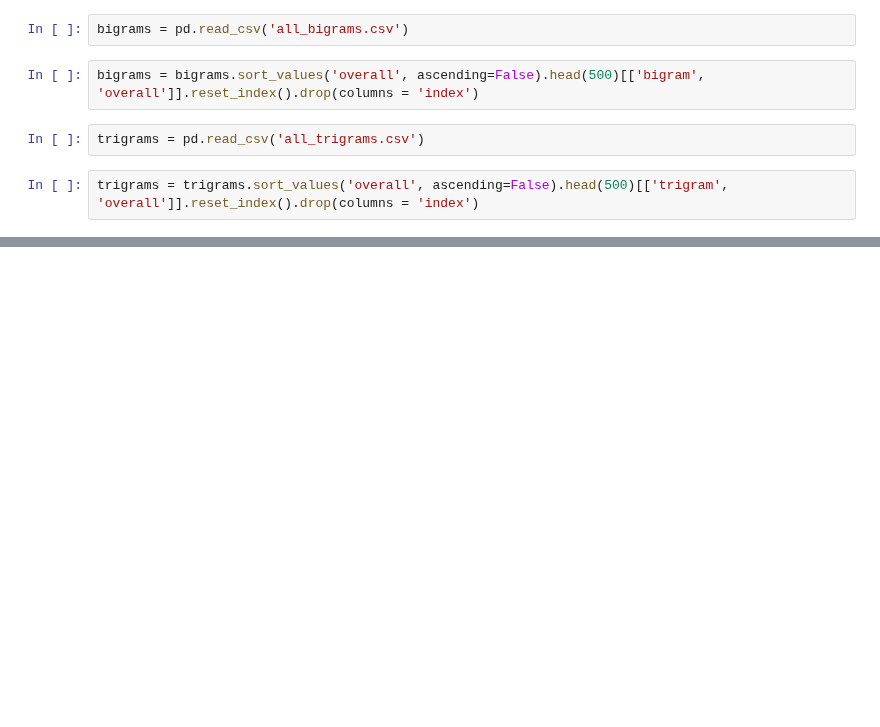
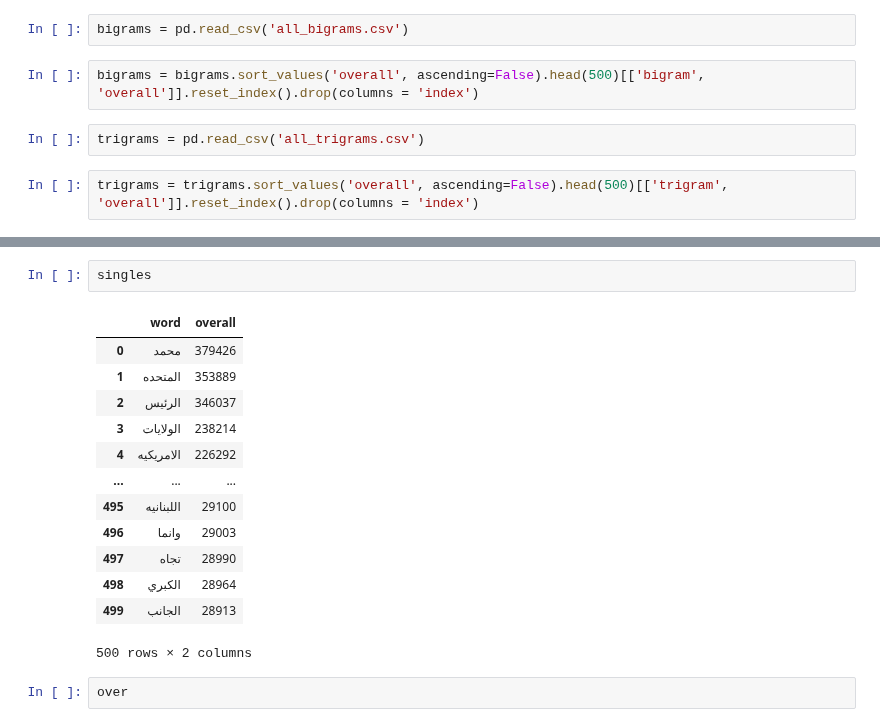
Before and after one commit to Rachuig-Green-Rackley-Shiben/arabic_media_nlp_project, a Jupyter notebook: andrews_work/wordclouds.ipynb, the cells around one changed output, grey strips where cells are left out. Saved outputs shown, nothing was run; the diff lists cells and outputs as text; blank space fills up the shorter version.

```diff
--- a/andrews_work/wordclouds.ipynb
+++ b/andrews_work/wordclouds.ipynb
@@ -46,0 +82,18 @@ AttributeError: type object 'ArabicWordCloud' has no attribute 'fonts'
+# %%
+singles
+# %% [output]
+|  | word | overall |
+| 0 | محمد | 379426 |
+| 1 | المتحده | 353889 |
+| 2 | الرئيس | 346037 |
+| 3 | الولايات | 238214 |
+| 4 | الامريكيه | 226292 |
+| ... | ... | ... |
+| 495 | اللبنانيه | 29100 |
+| 496 | وانما | 29003 |
+| 497 | تجاه | 28990 |
+| 498 | الكبري | 28964 |
+| 499 | الجانب | 28913 |
+500 rows × 2 columns
+# %%
+over
```
Also changed, not shown: parts of 7 cells of this notebook.
